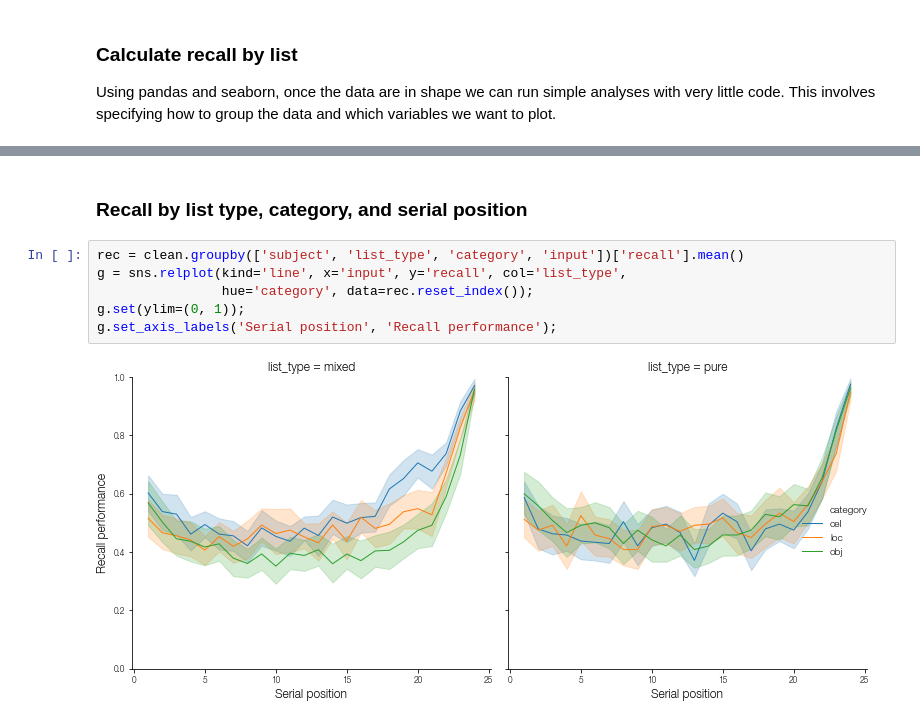
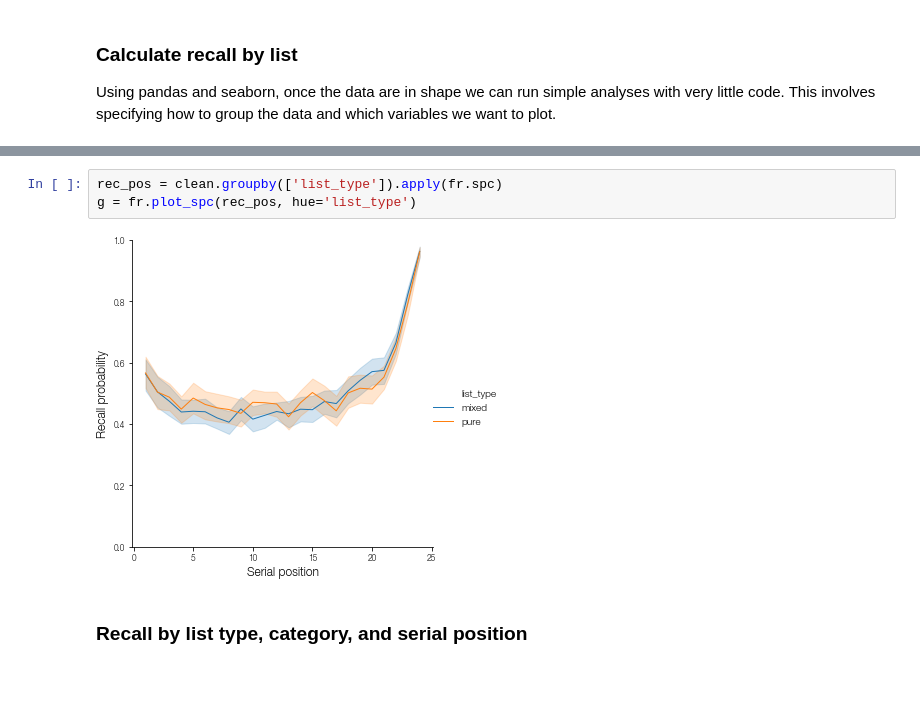
Before and after one commit to mortonne/psifr-notebooks, a Jupyter notebook: demo_recall.ipynb, the cells around one changed output, grey strips where cells are left out. Cells and saved outputs as stored; diff of their text form; blank space fills up the shorter version.

Commit message:
update recall notebook to use new spc api

```diff
--- a/demo_recall.ipynb
+++ b/demo_recall.ipynb
@@ -161,10 +155,7 @@ g.set_ylabel('Recall performance');
+# %%
+rec_pos = clean.groupby(['list_type']).apply(fr.spc)
+g = fr.plot_spc(rec_pos, hue='list_type')
+# %% [output]
+[figure, added]
 # %% [markdown]
 ### Recall by list type, category, and serial position
-# %%
-rec = clean.groupby(['subject', 'list_type', 'category', 'input'])['recall'].mean()
-g = sns.relplot(kind='line', x='input', y='recall', col='list_type',
-                hue='category', data=rec.reset_index());
-g.set(ylim=(0, 1));
-g.set_axis_labels('Serial position', 'Recall performance');
-# %% [output]
-[figure, removed]
```
Also changed, not shown: parts of 6 cells of this notebook.
